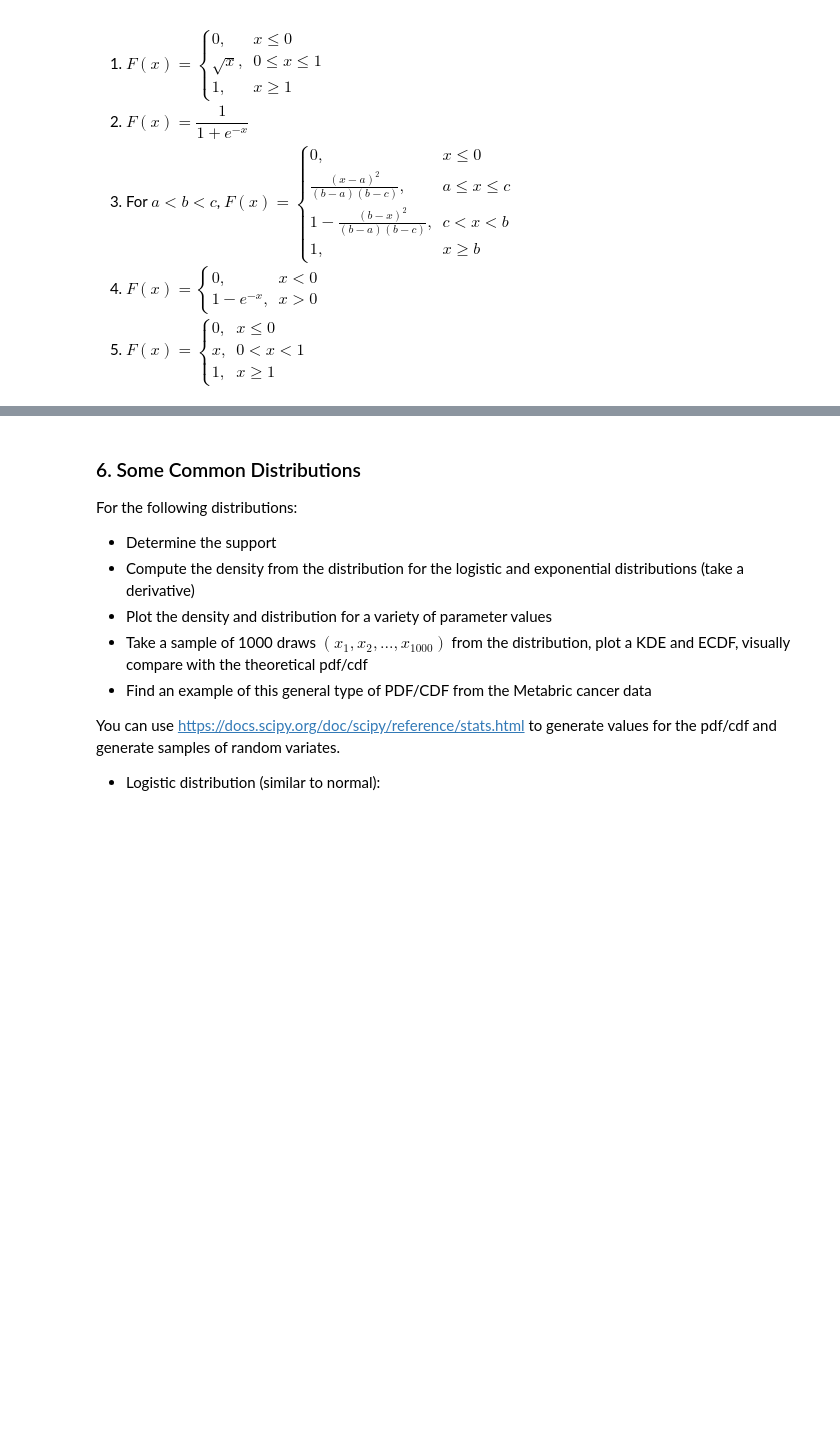
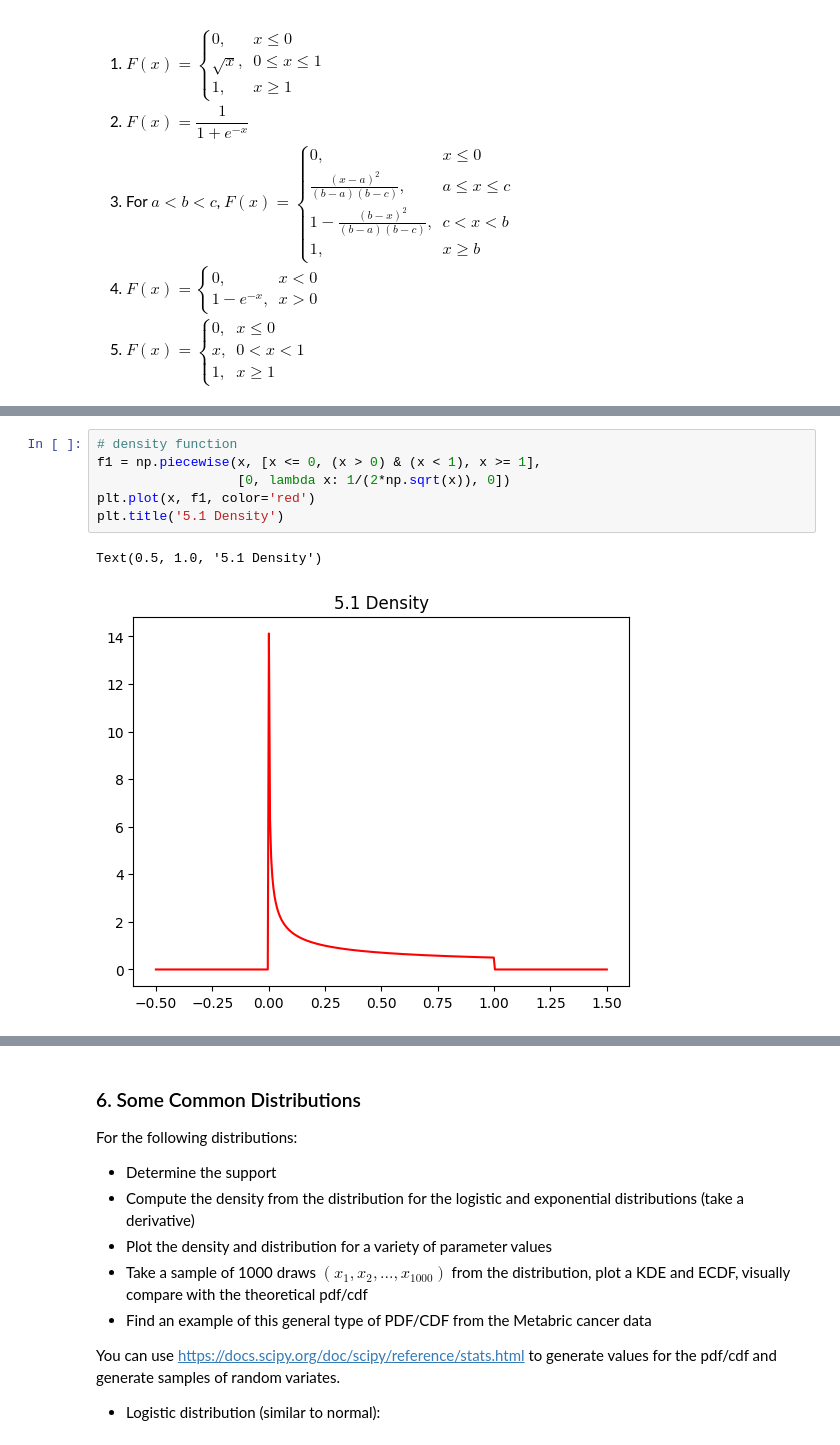
Before and after one commit to Poptartmeow/practice1, a Jupyter notebook: assignment_6_Tianyin_Mao.ipynb, the cells around one changed output, grey strips where cells are left out. Saved outputs shown, nothing was run; the diff lists cells and outputs as text; blank space fills up the shorter version.

```diff
--- a/assignment_6_Tianyin_Mao.ipynb
+++ b/assignment_6_Tianyin_Mao.ipynb
@@ -139,0 +190,9 @@ $
+# %%
+# density function
+f1 = np.piecewise(x, [x <= 0, (x > 0) & (x < 1), x >= 1],
+                  [0, lambda x: 1/(2*np.sqrt(x)), 0])
+plt.plot(x, f1, color='red')
+plt.title('5.1 Density')
+# %% [output]
+Text(0.5, 1.0, '5.1 Density')
+[figure, added]
```
Also changed, not shown: parts of 5 cells of this notebook.
